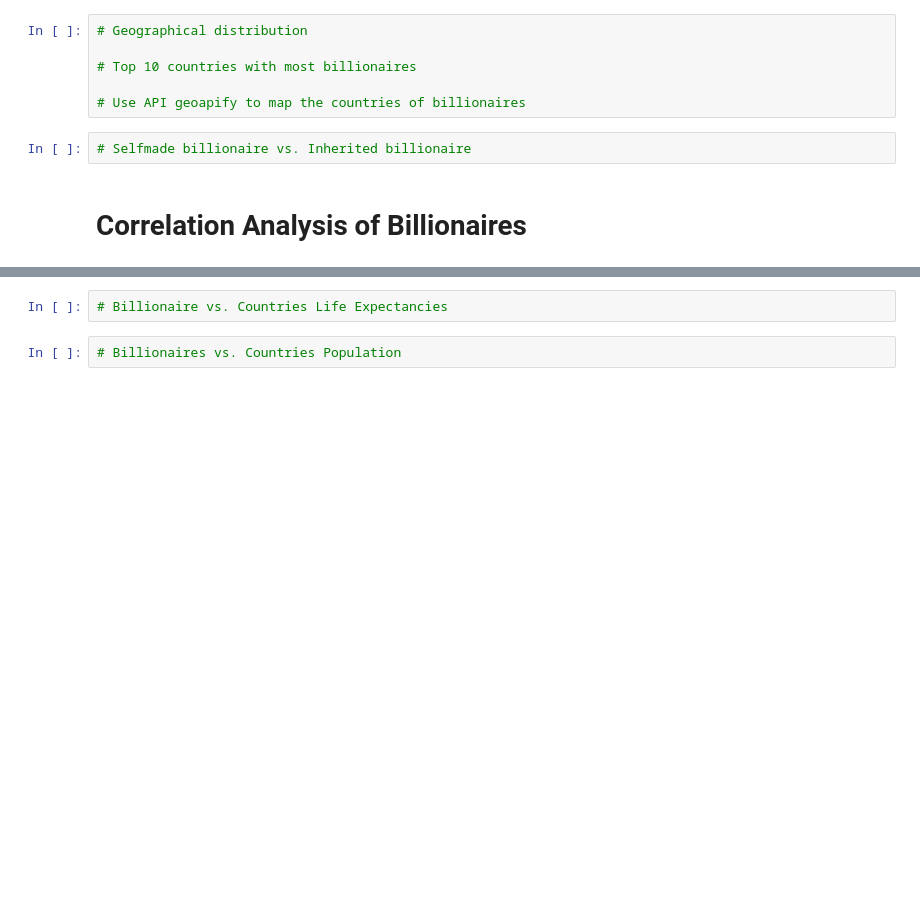
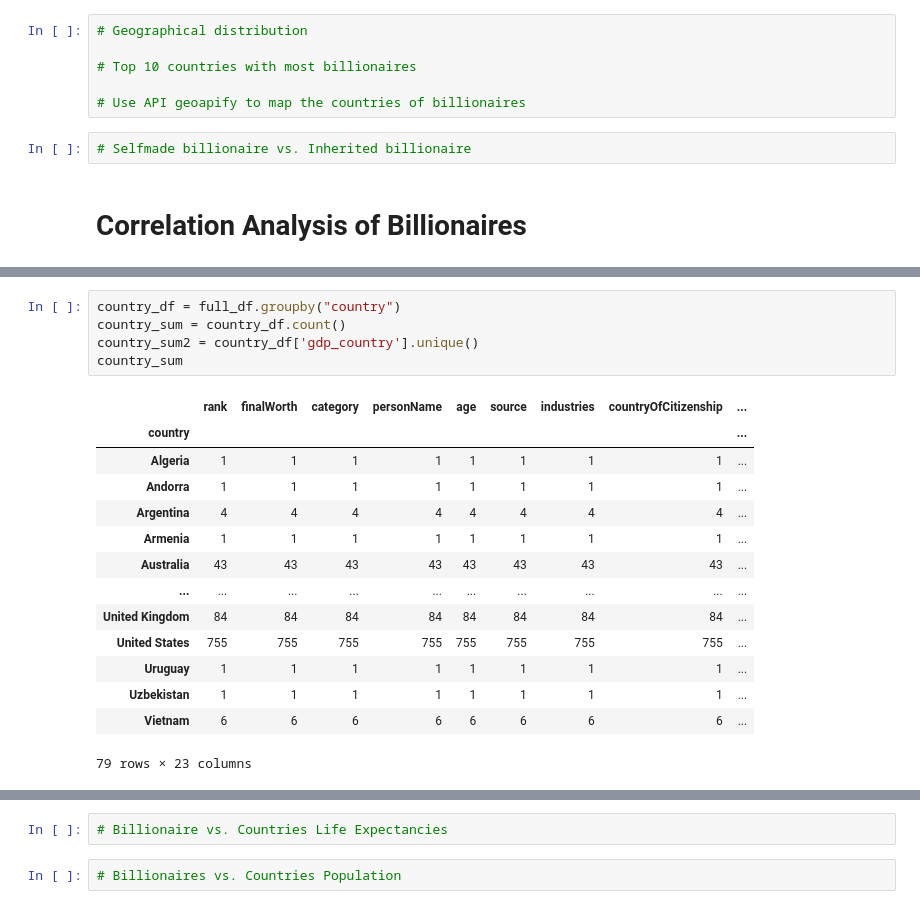
Before and after one commit to gialiubc/project_1, a Jupyter notebook: who_are_the_billionaires.ipynb, the cells around one changed output, grey strips where cells are left out. Cells and saved outputs as stored; diff of their text form; blank space fills up the shorter version.

```diff
--- a/who_are_the_billionaires.ipynb
+++ b/who_are_the_billionaires.ipynb
@@ -133,0 +336,20 @@ full_df = data_df[['rank', 'finalWorth', 'category', 'personName', 'age', 'count
+# %%
+country_df = full_df.groupby("country")
+country_sum = country_df.count()
+country_sum2 = country_df['gdp_country'].unique()
+country_sum
+# %% [output]
+|  | rank | finalWorth | category | personName | age | source | industries | countryOfCitizenship | ... |
+| country |  |  |  |  |  |  |  |  | ... |
+| Algeria | 1 | 1 | 1 | 1 | 1 | 1 | 1 | 1 | ... |
+| Andorra | 1 | 1 | 1 | 1 | 1 | 1 | 1 | 1 | ... |
+| Argentina | 4 | 4 | 4 | 4 | 4 | 4 | 4 | 4 | ... |
+| Armenia | 1 | 1 | 1 | 1 | 1 | 1 | 1 | 1 | ... |
+| Australia | 43 | 43 | 43 | 43 | 43 | 43 | 43 | 43 | ... |
+| ... | ... | ... | ... | ... | ... | ... | ... | ... | ... |
+| United Kingdom | 84 | 84 | 84 | 84 | 84 | 84 | 84 | 84 | ... |
+| United States | 755 | 755 | 755 | 755 | 755 | 755 | 755 | 755 | ... |
+| Uruguay | 1 | 1 | 1 | 1 | 1 | 1 | 1 | 1 | ... |
+| Uzbekistan | 1 | 1 | 1 | 1 | 1 | 1 | 1 | 1 | ... |
+| Vietnam | 6 | 6 | 6 | 6 | 6 | 6 | 6 | 6 | ... |
+79 rows × 23 columns
```
Also changed, not shown: parts of 26 cells of this notebook.
